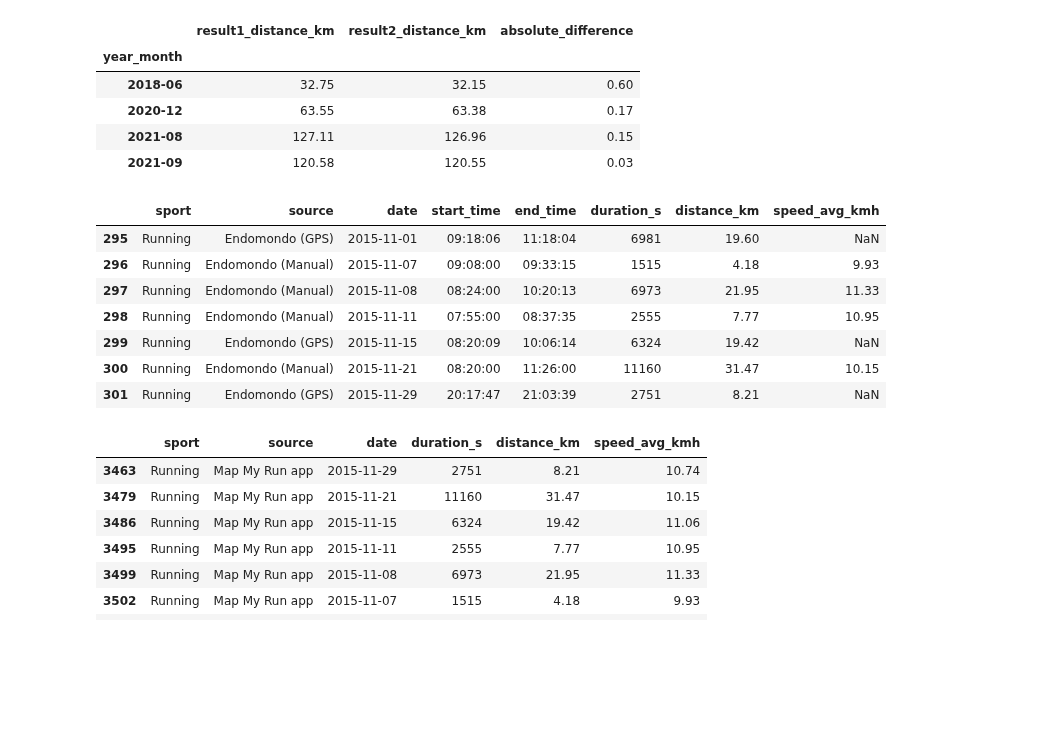
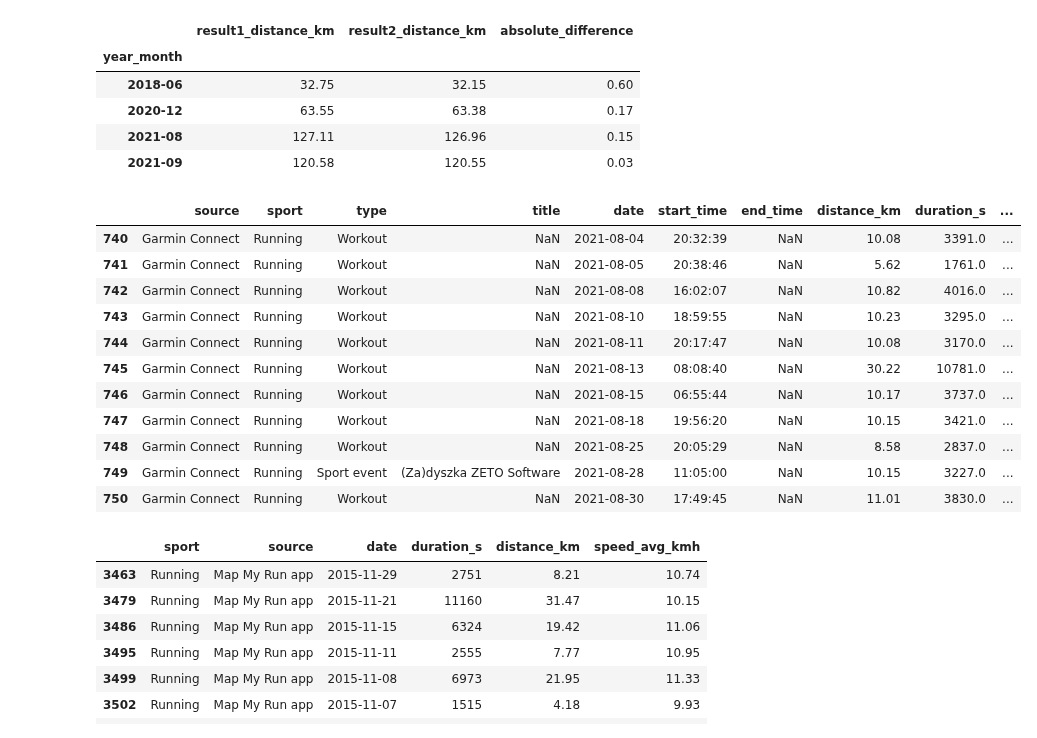
Before and after one commit to slazur83/Tableau, a Jupyter notebook: Workouts.ipynb, the cells around one changed output. Drawn from its saved outputs; the diff is of its cells as text; code cells hidden in the pictures; blank space fills up the shorter version.

```diff
--- a/Workouts.ipynb
+++ b/Workouts.ipynb
@@ -119,8 +119,6 @@ for filename in os.listdir(workouts_folder_path3):
 
 df3 = pd.DataFrame(gpx_data_list)
 df3['date'] = pd.to_datetime(df3['date'])
-mask = df3['date'] > '2020-12-01'
-df3 = df3[~mask]
 # %% [markdown]
 **df4 => export from Garmin Connect till the end of 2023**
 # %%
@@ -152,7 +150,8 @@ data = [
     ['19-11-2020', '17:58:00', 'Olsztyn', '9,96', '01:01:05', '9,78'],
     ['22-11-2020', '11:09:00', 'Olsztyn', '9,62', '00:59:39', '9,68'],
     ['27-11-2020', '15:59:00', 'Olsztyn', '9,86', '01:00:18', '9,81'],
-    ['29-11-2020', '12:46:00', 'Olsztyn', '7,17', '00:41:30', '10,37']
+    ['29-11-2020', '12:46:00', 'Olsztyn', '7,17', '00:41:30', '10,37'],
+    ['01-12-2020', '20:06:00', 'Olsztyn', '10,08', '00:58:28', '10,34']
 ]
 
 df = pd.DataFrame(data, columns=['date', 'start_time', 'location', 'distance_km', 'duration', 'speed_avg_kmh'])
@@ -202,6 +201,7 @@ else:
 **df123 => merged df12 with df3**
 # %%
 df123 = pd.concat([df12, df3], ignore_index=True)
+df123 = df123[df123['source'] != 'Sports Tracker']
 # %% [markdown]
 **df1234 => merged df123 with df4**
 # %%
@@ -354,17 +354,21 @@ display(filtered_df)
 | 2021-08 | 127.11 | 126.96 | 0.15 |
 | 2021-09 | 120.58 | 120.55 | 0.03 |
 # %%
-filtered_df = df1[(df1['date'].dt.year == 2015) & (df1['date'].dt.month == 11)]
+filtered_df = final[(final['date'].dt.year == 2021) & (final['date'].dt.month == 8)]
 filtered_df
 # %% [output]
-|  | sport | source | date | start_time | end_time | duration_s | distance_km | speed_avg_kmh |
-| 295 | Running | Endomondo (GPS) | 2015-11-01 | 09:18:06 | 11:18:04 | 6981 | 19.60 | NaN |
-| 296 | Running | Endomondo (Manual) | 2015-11-07 | 09:08:00 | 09:33:15 | 1515 | 4.18 | 9.93 |
-| 297 | Running | Endomondo (Manual) | 2015-11-08 | 08:24:00 | 10:20:13 | 6973 | 21.95 | 11.33 |
-| 298 | Running | Endomondo (Manual) | 2015-11-11 | 07:55:00 | 08:37:35 | 2555 | 7.77 | 10.95 |
-| 299 | Running | Endomondo (GPS) | 2015-11-15 | 08:20:09 | 10:06:14 | 6324 | 19.42 | NaN |
-| 300 | Running | Endomondo (Manual) | 2015-11-21 | 08:20:00 | 11:26:00 | 11160 | 31.47 | 10.15 |
-| 301 | Running | Endomondo (GPS) | 2015-11-29 | 20:17:47 | 21:03:39 | 2751 | 8.21 | NaN |
+|  | source | sport | type | title | date | start_time | end_time | distance_km | duration_s | ... |
+| 740 | Garmin Connect | Running | Workout | NaN | 2021-08-04 | 20:32:39 | NaN | 10.08 | 3391.0 | ... |
+| 741 | Garmin Connect | Running | Workout | NaN | 2021-08-05 | 20:38:46 | NaN | 5.62 | 1761.0 | ... |
+| 742 | Garmin Connect | Running | Workout | NaN | 2021-08-08 | 16:02:07 | NaN | 10.82 | 4016.0 | ... |
+| 743 | Garmin Connect | Running | Workout | NaN | 2021-08-10 | 18:59:55 | NaN | 10.23 | 3295.0 | ... |
+| 744 | Garmin Connect | Running | Workout | NaN | 2021-08-11 | 20:17:47 | NaN | 10.08 | 3170.0 | ... |
+| 745 | Garmin Connect | Running | Workout | NaN | 2021-08-13 | 08:08:40 | NaN | 30.22 | 10781.0 | ... |
+| 746 | Garmin Connect | Running | Workout | NaN | 2021-08-15 | 06:55:44 | NaN | 10.17 | 3737.0 | ... |
+| 747 | Garmin Connect | Running | Workout | NaN | 2021-08-18 | 19:56:20 | NaN | 10.15 | 3421.0 | ... |
+| 748 | Garmin Connect | Running | Workout | NaN | 2021-08-25 | 20:05:29 | NaN | 8.58 | 2837.0 | ... |
+| 749 | Garmin Connect | Running | Sport event | (Za)dyszka ZETO Software | 2021-08-28 | 11:05:00 | NaN | 10.15 | 3227.0 | ... |
+| 750 | Garmin Connect | Running | Workout | NaN | 2021-08-30 | 17:49:45 | NaN | 11.01 | 3830.0 | ... |
 # %%
 filtered_df = df2[(df2['date'].dt.year == 2015) & (df2['date'].dt.month == 11)]
 filtered_df
```
